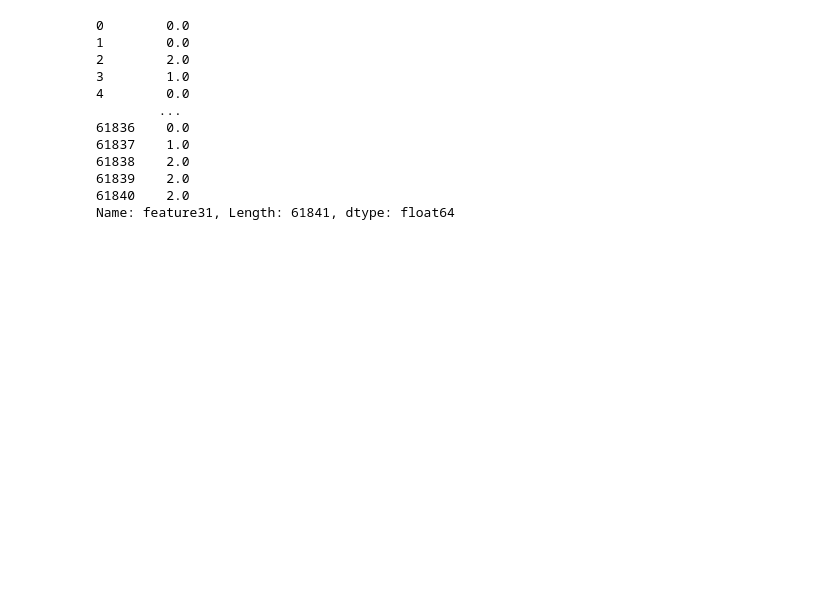
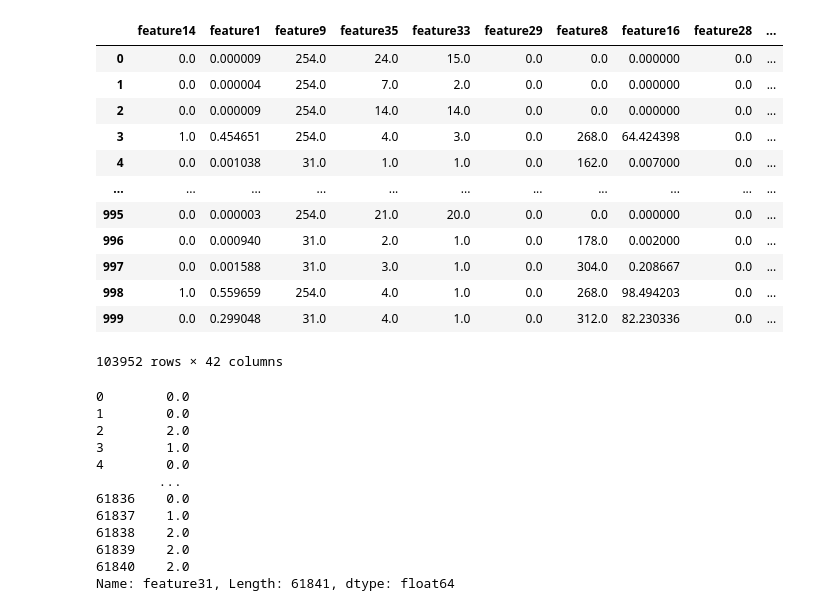
Before and after one commit to DASC-CompetitiveDS/MLOpsVN, a Jupyter notebook: src/notebooks/test_analysis.ipynb, the cells around one changed output. Drawn from its saved outputs; the diff is of its cells as text; code cells hidden in the pictures; blank space fills up the shorter version.

```diff
--- a/src/notebooks/test_analysis.ipynb
+++ b/src/notebooks/test_analysis.ipynb
@@ -28,6 +28,22 @@ for file_path in os.listdir(link_data_test_raw):
     captured_data['parquet_idx'] = count_
     raw_test = pd.concat([raw_test, captured_data])
     count_ += 1
+# %%
+raw_test
+# %% [output]
+|  | feature14 | feature1 | feature9 | feature35 | feature33 | feature29 | feature8 | feature16 | feature28 | ... |
+| 0 | 0.0 | 0.000009 | 254.0 | 24.0 | 15.0 | 0.0 | 0.0 | 0.000000 | 0.0 | ... |
+| 1 | 0.0 | 0.000004 | 254.0 | 7.0 | 2.0 | 0.0 | 0.0 | 0.000000 | 0.0 | ... |
+| 2 | 0.0 | 0.000009 | 254.0 | 14.0 | 14.0 | 0.0 | 0.0 | 0.000000 | 0.0 | ... |
+| 3 | 1.0 | 0.454651 | 254.0 | 4.0 | 3.0 | 0.0 | 268.0 | 64.424398 | 0.0 | ... |
+| 4 | 0.0 | 0.001038 | 31.0 | 1.0 | 1.0 | 0.0 | 162.0 | 0.007000 | 0.0 | ... |
+| ... | ... | ... | ... | ... | ... | ... | ... | ... | ... | ... |
+| 995 | 0.0 | 0.000003 | 254.0 | 21.0 | 20.0 | 0.0 | 0.0 | 0.000000 | 0.0 | ... |
+| 996 | 0.0 | 0.000940 | 31.0 | 2.0 | 1.0 | 0.0 | 178.0 | 0.002000 | 0.0 | ... |
+| 997 | 0.0 | 0.001588 | 31.0 | 3.0 | 1.0 | 0.0 | 304.0 | 0.208667 | 0.0 | ... |
+| 998 | 1.0 | 0.559659 | 254.0 | 4.0 | 1.0 | 0.0 | 268.0 | 98.494203 | 0.0 | ... |
+| 999 | 0.0 | 0.299048 | 31.0 | 4.0 | 1.0 | 0.0 | 312.0 | 82.230336 | 0.0 | ... |
+103952 rows × 42 columns
 # %%
 raw_train = pd.read_parquet(train_raw_data)
 order_cols = raw_train.columns.tolist()
```
Also changed, not shown: parts of 1 cell of this notebook, 10 other files.
